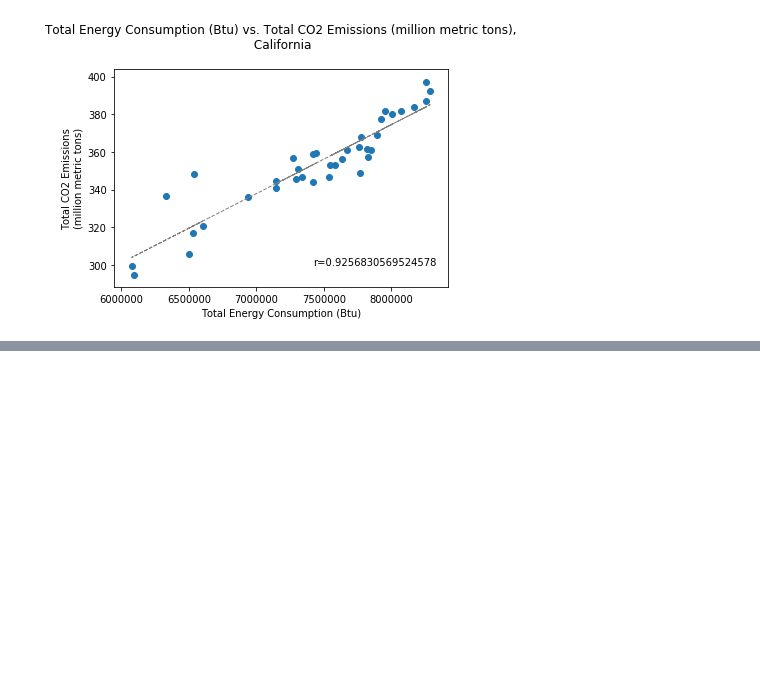
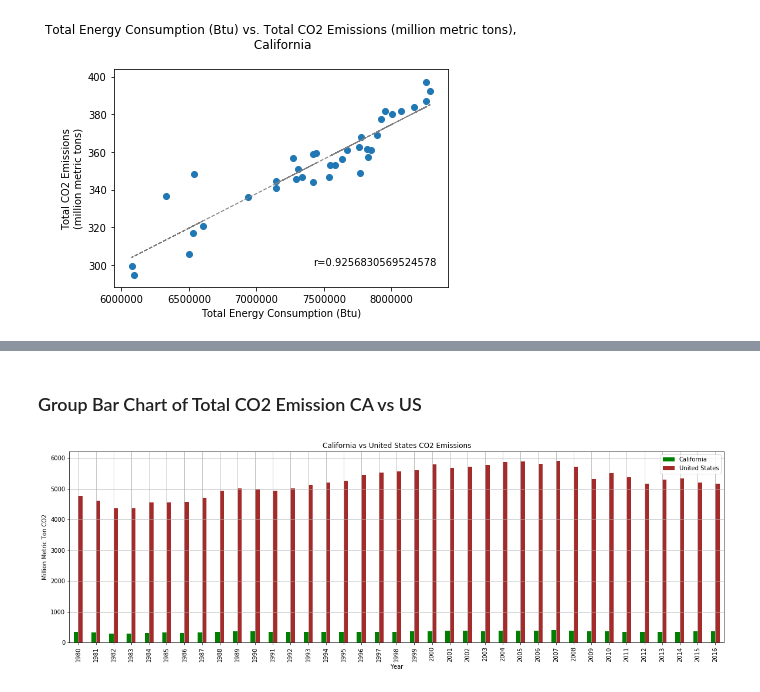
Before and after one commit to david-kishi/US_Energy_Consumption_Analysis, a Jupyter notebook: Analysis/Energy Consumption and CO2 Emission Analysis.ipynb, the cells around one changed output, grey strips where cells are left out. Saved outputs shown, nothing was run; the diff lists cells and outputs as text; code cells hidden in the pictures; blank space fills up the shorter version.

```diff
--- a/Analysis/Energy Consumption and CO2 Emission Analysis.ipynb
+++ b/Analysis/Energy Consumption and CO2 Emission Analysis.ipynb
@@ -132,0 +164,16 @@ plt.show()
+# %% [markdown]
+### Group Bar Chart of Total CO2 Emission CA vs US
+# %%
+CO2_CAvsUS = CO2_EMISS_CA_df[['Year', 'CA All CO2 Emissions' ]]
+CO2_CAvsUS = CO2_CAvsUS.merge(CO2_EMISS_US_df[['Year','US All CO2 Emissions']], how ='left')
+CO2_CAvsUS = CO2_CAvsUS.set_index('Year')
+CO2_CAvsUS = CO2_CAvsUS.sort_values('Year')
+ax = CO2_CAvsUS.plot(kind='bar', figsize=(20,6),color=['green', 'brown'])
+plt.title('California vs United States CO2 Emissions')
+plt.legend(['California','United States'])
+plt.xlabel('Year')
+plt.ylabel('Million Metric Ton CO2')
+plt.grid(axis='both')
+plt.show()
+# %% [output]
+[figure, added]
```
Also changed, not shown: parts of 10 cells of this notebook.
